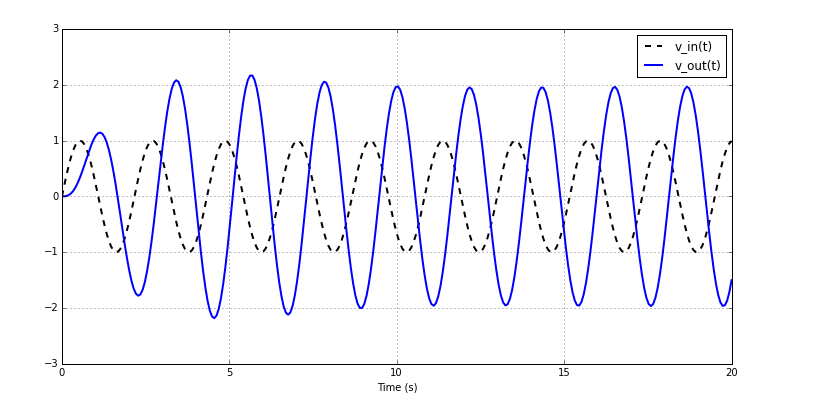
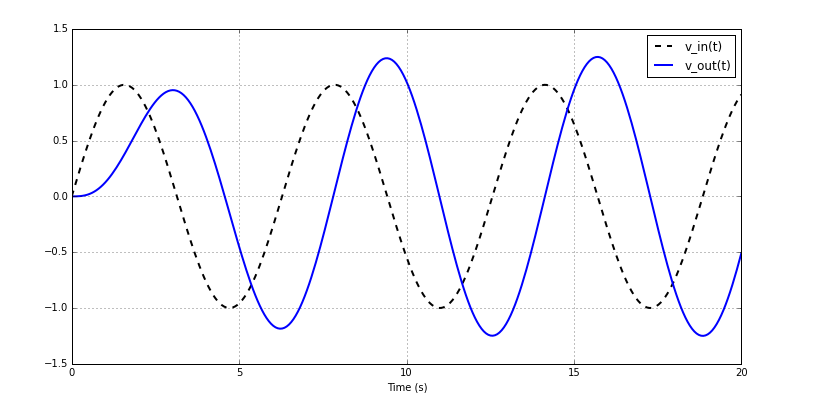
Before and after one commit to aalcocer/linear-systems, a Jupyter notebook: RLC low pass filter analysis.ipynb, the cells around one changed output. Saved outputs shown, nothing was run; the diff lists cells and outputs as text; code cells hidden in the pictures.

```diff
--- a/RLC low pass filter analysis.ipynb
+++ b/RLC low pass filter analysis.ipynb
@@ -79,14 +80,10 @@ def pltLRC_forced(omega,z,f):
     plt.xlabel("Time (s)")
     plt.legend()
     #plt.show()
-# %%
-ipywidgets.interact(pltLRC_forced, omega=(0.1,5,.1), z=(0,2,0.01), f=(0.1,10,.1))
-# %% [output]
-[figure, removed]
 # %%
-from IPython.display import display
-#omega=(0.1,5,.1), z=(0,2,0.01), f=(0.1,10,.1))
-omega = ipywidgets.FloatSlider(min =0.1,max=5,step=.1,value=1,description='Natural frequency w')
-z = ipywidgets.FloatSlider(min =0,max=2,step=.01,value=.4,description='Damping coefficient')
-f = ipywidgets.FloatSlider(min =0.1,max=10,step=.1,value=1,description='Input sine wave frequency')
-display(omega,z,f)
+womega = ipywidgets.FloatSlider(min =0.1,max=5,step=.1,value=1,description='Natural frequency w_n[rads/s]')
+wz = ipywidgets.FloatSlider(min =0,max=2,step=.01,value=.4,description='Damping ratio z')
+wb = ipywidgets.FloatSlider(min =0.1,max=10,step=.1,value=1,description='Input sine wave frequency b[rads/s]')
+ipywidgets.interact(pltLRC_forced, omega=womega, z=wz, b=wb);
+# %% [output]
+[figure, added]
```
Also changed, not shown: parts of 13 cells of this notebook, 2 other files.
